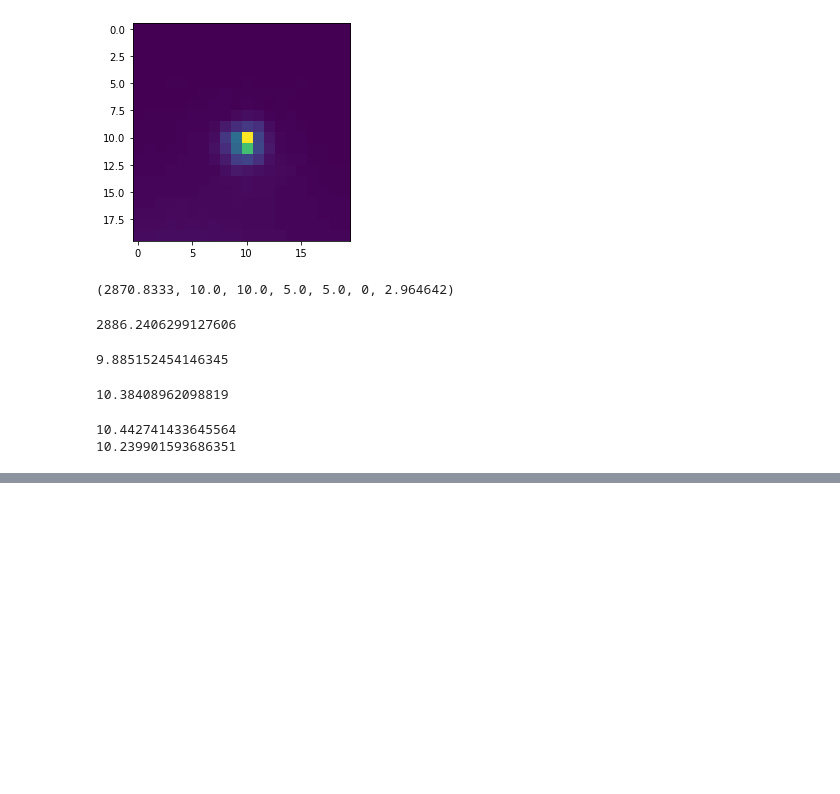
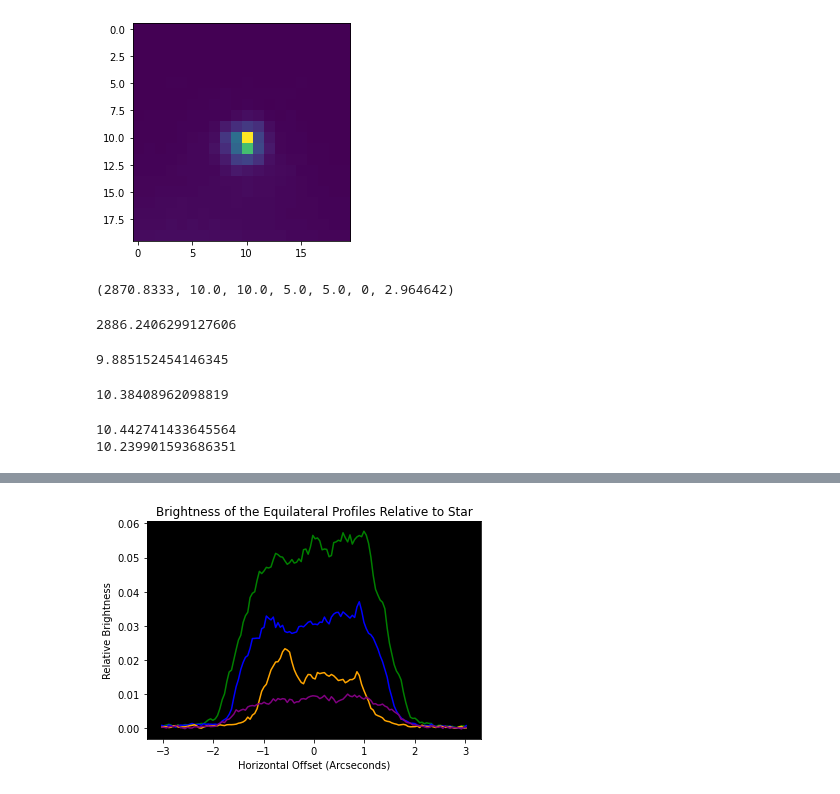
Before and after one commit to yunqibillyli/Project-Bipolar, a Jupyter notebook: Image Reader.ipynb, the cells around one changed output, grey strips where cells are left out. Saved outputs shown, nothing was run; the diff lists cells and outputs as text; code cells hidden in the pictures; blank space fills up the shorter version.

```diff
--- a/Image Reader.ipynb
+++ b/Image Reader.ipynb
@@ -999,0 +1054,61 @@ print(params[2])
+# %%
+data = fits.open("f547m_80s_raw_1.fits")[0].data[0]
+# %%
+from math import sqrt, sin, cos, acos, atan, tanh
+pi = 3.14159265358979323846
+pixel_size = (0.1013 / 2.196257815841434)
+# %%
+angular_size = 3
+# %%
+angle_degrees = 105
+
+offset = -2
+
+start_x = 200 - sin(angle_degrees * pi / 180) * offset / pixel_size + cos(angle_degrees * pi / 180) * angular_size / pixel_size
+end_x = 200 - sin(angle_degrees * pi / 180) * offset / pixel_size - cos(angle_degrees * pi / 180) * angular_size / pixel_size
+start_y = 200 - cos(angle_degrees * pi / 180) * offset / pixel_size - sin(angle_degrees * pi / 180) * angular_size / pixel_size
+end_y = 200 - cos(angle_degrees * pi / 180) * offset / pixel_size + sin(angle_degrees * pi / 180) * angular_size / pixel_size
+
+y_array = skimage.measure.profile_line(data[center_x - 200 : center_x + 200, center_y - 200 : center_y + 200], [start_x, start_y], [end_x, end_y], linewidth = 1)
+x_array = np.linspace((len(y_array) - 1) / 2 * (0.1013 / 2.196257815841434), -(len(y_array) - 1) / 2 * (0.1013 / 2.196257815841434), len(y_array))
+plt.plot(x_array, y_array / data[center_x, center_y], color = 'green')
+
+offset = -3
+
+start_x = 200 - sin(angle_degrees * pi / 180) * offset / pixel_size + cos(angle_degrees * pi / 180) * angular_size / pixel_size
+end_x = 200 - sin(angle_degrees * pi / 180) * offset / pixel_size - cos(angle_degrees * pi / 180) * angular_size / pixel_size
+start_y = 200 - cos(angle_degrees * pi / 180) * offset / pixel_size - sin(angle_degrees * pi / 180) * angular_size / pixel_size
+end_y = 200 - cos(angle_degrees * pi / 180) * offset / pixel_size + sin(angle_degrees * pi / 180) * angular_size / pixel_size
+
+y_array = skimage.measure.profile_line(data[center_x - 200 : center_x + 200, center_y - 200 : center_y + 200], [start_x, start_y], [end_x, end_y], linewidth = 1)
+x_array = np.linspace((len(y_array) - 1) / 2 * (0.1013 / 2.196257815841434), -(len(y_array) - 1) / 2 * (0.1013 / 2.196257815841434), len(y_array))
+plt.plot(x_array, y_array / data[center_x, center_y], color = 'blue')
+
+offset = -4
+
+start_x = 200 - sin(angle_degrees * pi / 180) * offset / pixel_size + cos(angle_degrees * pi / 180) * angular_size / pixel_size
+end_x = 200 - sin(angle_degrees * pi / 180) * offset / pixel_size - cos(angle_degrees * pi / 180) * angular_size / pixel_size
+start_y = 200 - cos(angle_degrees * pi / 180) * offset / pixel_size - sin(angle_degrees * pi / 180) * angular_size / pixel_size
+end_y = 200 - cos(angle_degrees * pi / 180) * offset / pixel_size + sin(angle_degrees * pi / 180) * angular_size / pixel_size
+
+y_array = skimage.measure.profile_line(data[center_x - 200 : center_x + 200, center_y - 200 : center_y + 200], [start_x, start_y], [end_x, end_y], linewidth = 1)
+x_array = np.linspace((len(y_array) - 1) / 2 * (0.1013 / 2.196257815841434), -(len(y_array) - 1) / 2 * (0.1013 / 2.196257815841434), len(y_array))
+plt.plot(x_array, y_array / data[center_x, center_y], color = 'orange')
+
+offset = 2.5
+
+start_x = 200 - sin(angle_degrees * pi / 180) * offset / pixel_size + cos(angle_degrees * pi / 180) * angular_size / pixel_size
+end_x = 200 - sin(angle_degrees * pi / 180) * offset / pixel_size - cos(angle_degrees * pi / 180) * angular_size / pixel_size
+start_y = 200 - cos(angle_degrees * pi / 180) * offset / pixel_size - sin(angle_degrees * pi / 180) * angular_size / pixel_size
+end_y = 200 - cos(angle_degrees * pi / 180) * offset / pixel_size + sin(angle_degrees * pi / 180) * angular_size / pixel_size
+
+y_array = skimage.measure.profile_line(data[center_x - 200 : center_x + 200, center_y - 200 : center_y + 200], [start_x, start_y], [end_x, end_y], linewidth = 1)
+x_array = np.linspace((len(y_array) - 1) / 2 * (0.1013 / 2.196257815841434), -(len(y_array) - 1) / 2 * (0.1013 / 2.196257815841434), len(y_array))
+plt.plot(x_array, y_array / data[center_x, center_y], color = 'purple')
+plt.title("Brightness of the Equilateral Profiles Relative to Star")
+plt.ylabel("Relative Brightness")
+plt.xlabel("Horizontal Offset (Arcseconds)")
+plt.gca().set_facecolor('black')
+plt.savefig('HST M1-92-horizontal-profiles.png', dpi = 100)
+# %% [output]
+[figure, added]
```
Also changed, not shown: parts of 12 cells of this notebook, 13 other files.
